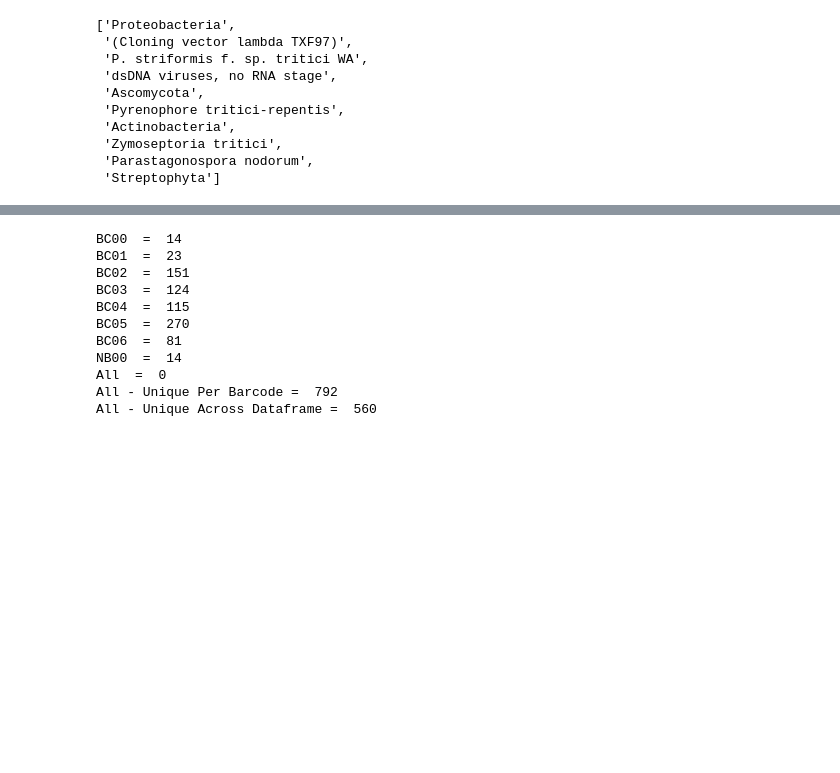
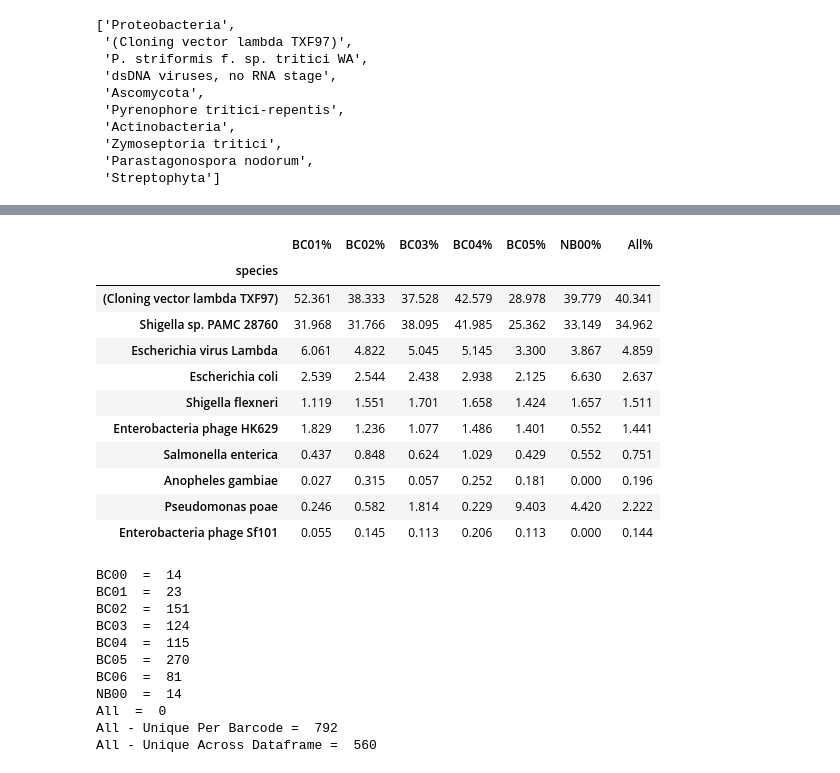
Before and after one commit to BenjaminSchwessinger/Gamran, a Jupyter notebook: MinIon_analysis_05012017_Wagga_initial-taxonomy.ipynb, the cells around one changed output, grey strips where cells are left out. Drawn from its saved outputs; the diff is of its cells as text; code cells hidden in the pictures; blank space fills up the shorter version.

```diff
--- a/MinIon_analysis_05012017_Wagga_initial-taxonomy.ipynb
+++ b/MinIon_analysis_05012017_Wagga_initial-taxonomy.ipynb
@@ -443,3 +456,44 @@ plt.show()
+# %%
+# % pivot table of dataframe with taxonomic columns:
+#rows - rank names, columns - barcode, sorted by desired class
+def generate_NCBI_taxonomy_pivot_table_pres_pc(tax_df, rank, bcs):
+    """From joint_NCBI_df_taxonomy, generate a pivot table listing rank %, sorted ascending by bcs"""
+    pivot_table_pc = tax_df.pivot_table(values='nident',
+                                        index=rank,
+                                        columns='barcode',
+                                        aggfunc='count',
+                                        fill_value=0,
+                                        margins=True)
+    pivot_table_pc.columns.name = None
+    pivot_table_pc['BC01'] = pivot_table_pc.apply(lambda row: row['BC01'] + row['BC06'], axis=1)
+    pivot_table_pc.drop('BC06', axis=1, inplace=True)
+    pivot_table_pc['NB00'] = pivot_table_pc.apply(lambda row: row['BC00'] + row['NB00'], axis=1)
+    pivot_table_pc.drop('BC00', axis=1, inplace=True)
+
+    for brcs in pivot_table_pc.columns:
+        pivot_table_pc[str(brcs) + '%'] = pivot_table_pc[brcs].apply(lambda x: (x / pivot_table_pc[brcs].loc['All'])*100)
+    for brcs in pivot_table_pc.columns:
+        if '%' not in brcs:
+            pivot_table_pc.drop(brcs, axis=1, inplace=True)
+    pivot_table_pc.drop('All', axis=0, inplace=True)
+
+    pivot_table_pc2 = pivot_table_pc.sort_values(str(bcs) + '%', axis=0, ascending=False)
+    return pivot_table_pc2.applymap(lambda x: '%.3f' % x).head(n=10)
+# %%
+generate_NCBI_taxonomy_pivot_table_pres_pc(joint_NCBI_df_taxonomy_adj, 'species', 'BC04')
+# %% [output]
+|  | BC01% | BC02% | BC03% | BC04% | BC05% | NB00% | All% |
+| species |  |  |  |  |  |  |  |
+| (Cloning vector lambda TXF97) | 52.361 | 38.333 | 37.528 | 42.579 | 28.978 | 39.779 | 40.341 |
+| Shigella sp. PAMC 28760 | 31.968 | 31.766 | 38.095 | 41.985 | 25.362 | 33.149 | 34.962 |
+| Escherichia virus Lambda | 6.061 | 4.822 | 5.045 | 5.145 | 3.300 | 3.867 | 4.859 |
+| Escherichia coli | 2.539 | 2.544 | 2.438 | 2.938 | 2.125 | 6.630 | 2.637 |
+| Shigella flexneri | 1.119 | 1.551 | 1.701 | 1.658 | 1.424 | 1.657 | 1.511 |
+| Enterobacteria phage HK629 | 1.829 | 1.236 | 1.077 | 1.486 | 1.401 | 0.552 | 1.441 |
+| Salmonella enterica | 0.437 | 0.848 | 0.624 | 1.029 | 0.429 | 0.552 | 0.751 |
+| Anopheles gambiae | 0.027 | 0.315 | 0.057 | 0.252 | 0.181 | 0.000 | 0.196 |
+| Pseudomonas poae | 0.246 | 0.582 | 1.814 | 0.229 | 9.403 | 4.420 | 2.222 |
+| Enterobacteria phage Sf101 | 0.055 | 0.145 | 0.113 | 0.206 | 0.113 | 0.000 | 0.144 |
 # %%
 #Number of unique tax ids per barcode in the joint_NCBI_pivot_table
 tax_id_barcode_len_list = []
```
Also changed, not shown: parts of 8 cells of this notebook.
